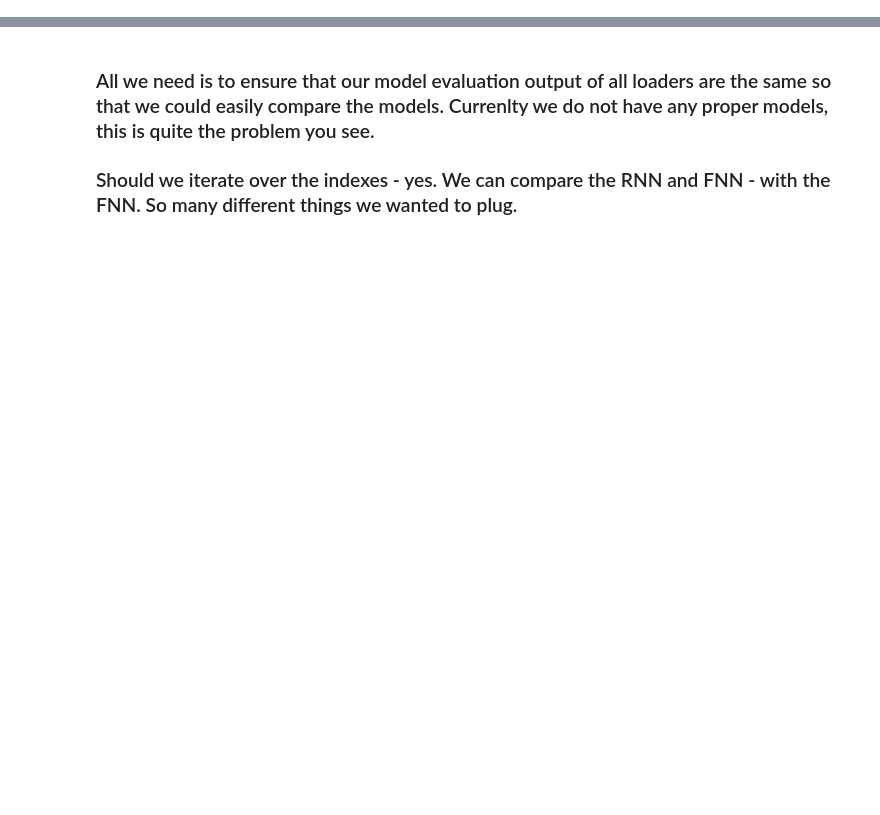
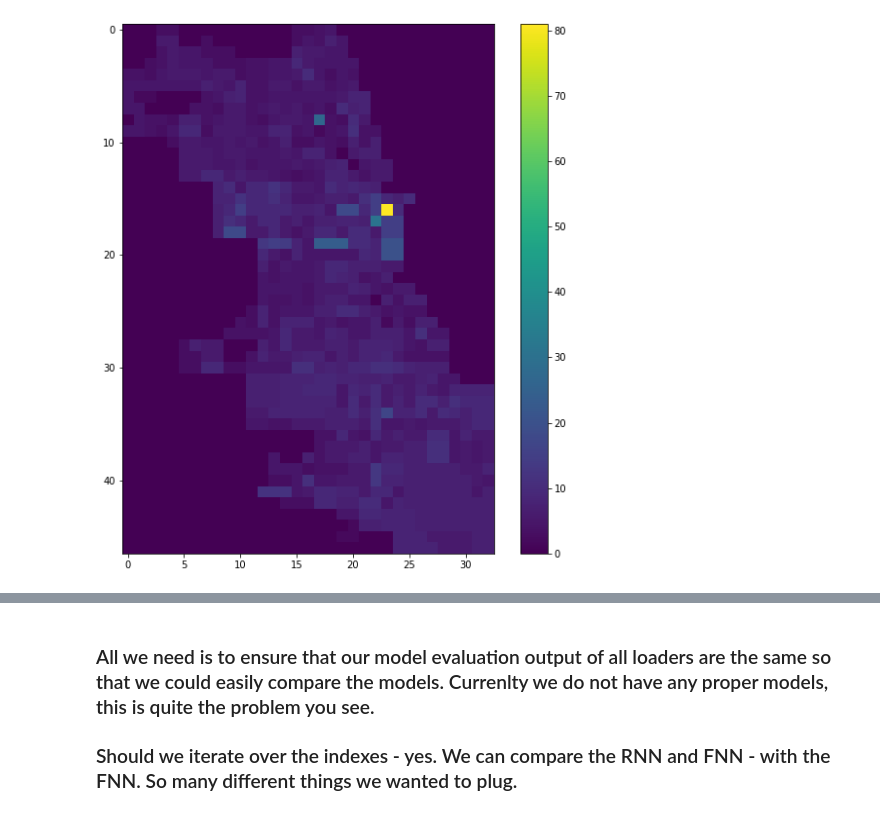
Before and after one commit to bernsblack/masters, a Jupyter notebook: notebook.ipynb, the cells around one changed output, grey strips where cells are left out. Drawn from its saved outputs; the diff is of its cells as text; code cells hidden in the pictures; blank space fills up the shorter version.

Commit message:
Checkpoint: added year offset and fixed tract grid issues

```diff
--- a/notebook.ipynb
+++ b/notebook.ipynb
@@ -0,0 +108,35 @@
+# %%
+crimes = pd.read_pickle(load_folder_raw + "crimes_2012_to_2018.pkl")
+# %%
+dx = 0.001
+dy = 0.001
+
+crimes['X'] = crimes.Longitude
+crimes['Y'] = crimes.Latitude
+
+crimes.X = np.round(crimes.X/dx)*dx
+crimes.Y = np.round(crimes.Y/dy)*dy
+
+
+crimes.X = crimes.X.round(decimals=3) # made to still be hashable
+crimes.Y = crimes.Y.round(decimals=3)
+
+# crimes = crimes[(crimes.Y <= x_max) & (crimes.X >= x_min) & (crimes.Y <= y_max) & (crimes.Y >= y_min)]
+
+######
+
+#
+# drop all crimes that aren't valid points and add tract to the rest of the crimes
+err = []
+tracts = []
+for i in range(len(crimes)):
+    point = (crimes.X.iloc[i], crimes.Y.iloc[i])
+    try:
+        tr = point2tract[point]
+        tracts.append(tr)
+    except KeyError:
+        err.append(i)
+
+err = np.array(err)
+crimes.drop(index=crimes.iloc[err].index, inplace=True)
+crimes['tract'] = tracts
@@ -0,0 +337,4 @@
+# %%
+im(tract_count_grids.max(0)[0])
+# %% [output]
+[figure, added]
```
Also changed, not shown: parts of 54 cells of this notebook, 6 other files.
